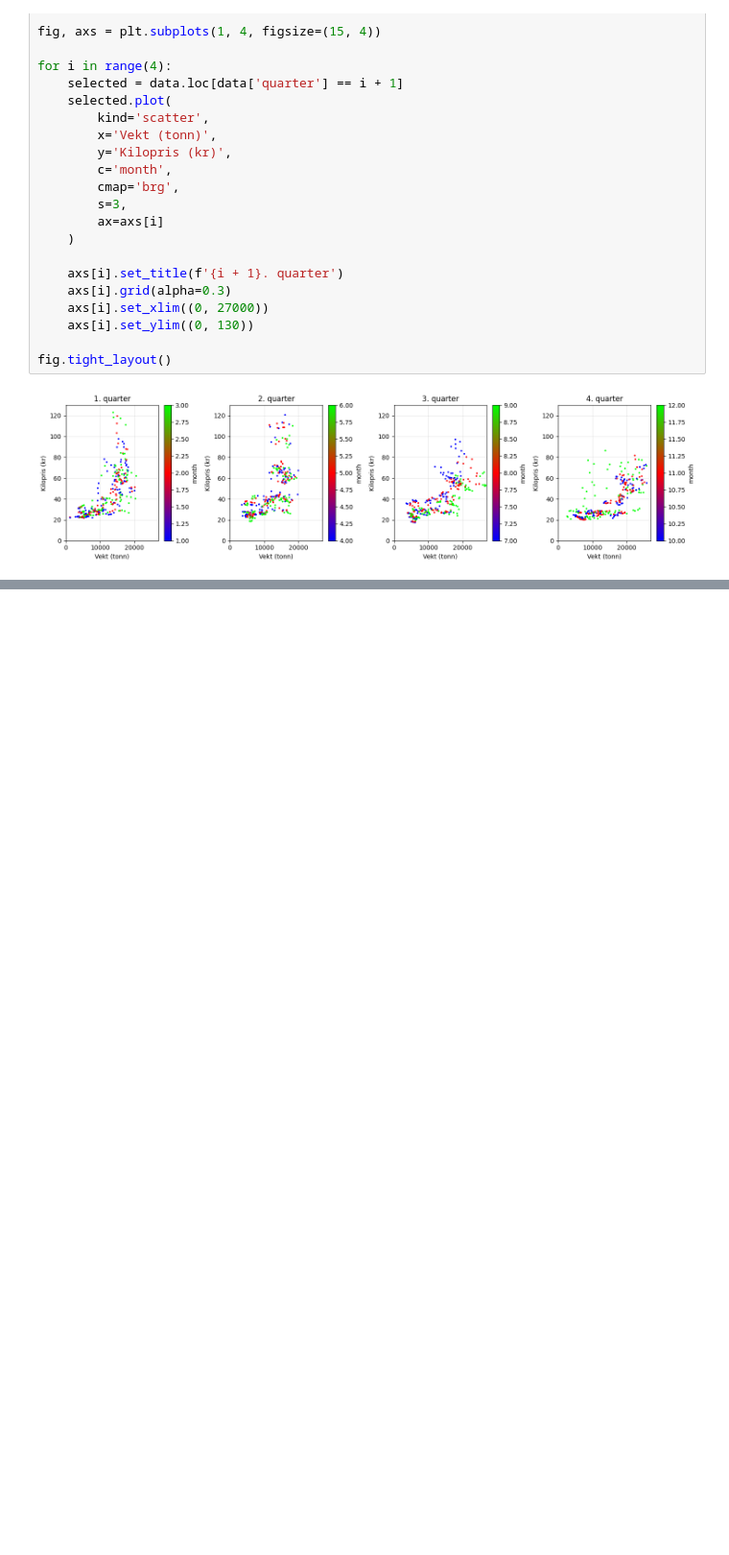
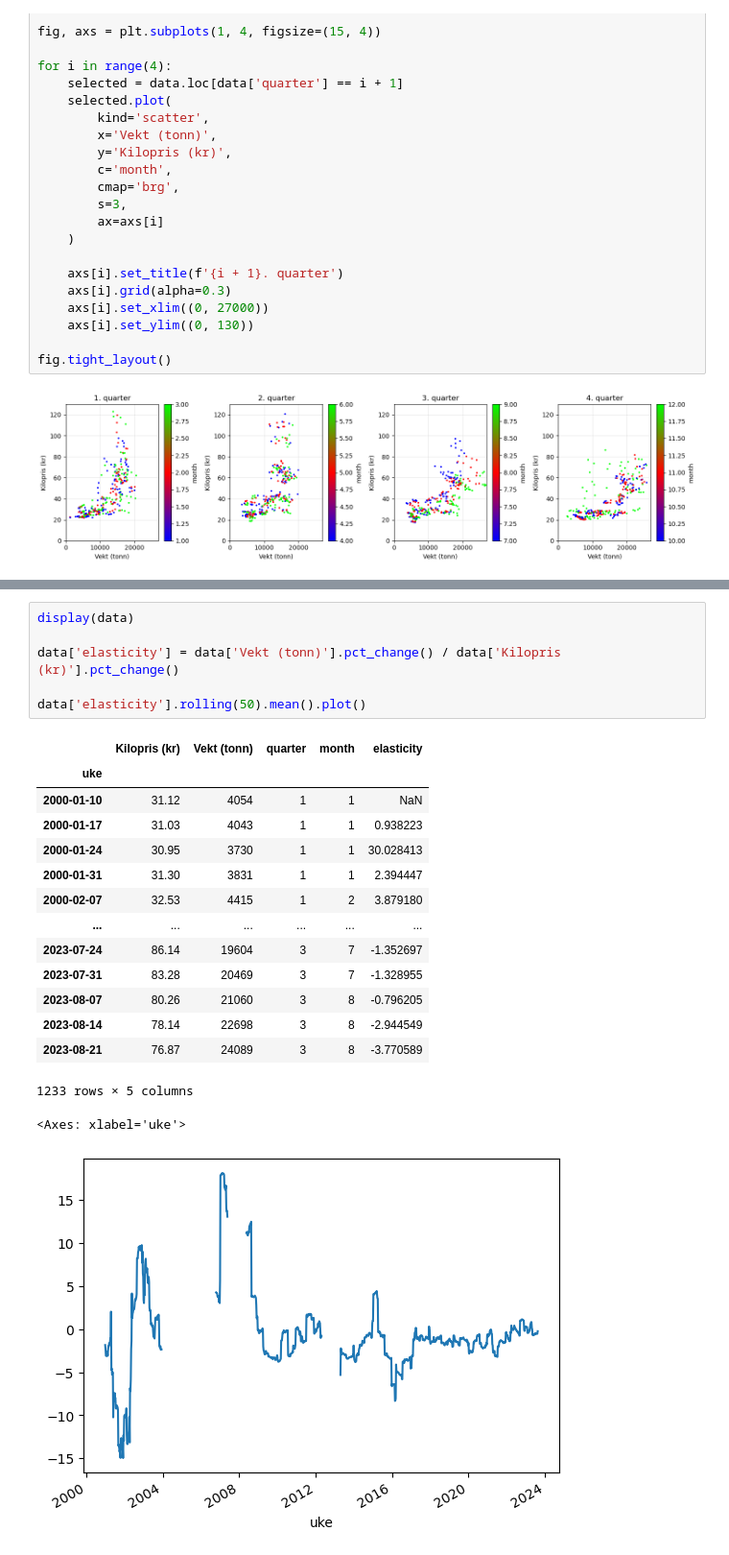
Before and after one commit to jonedamas/data_science_projects, a Jupyter notebook: projects/salmon_price_prediction/supply_demand_salmon.ipynb, the cells around one changed output, grey strips where cells are left out. Shown at 96% size. Saved outputs shown, nothing was run; the diff lists cells and outputs as text; blank space fills up the shorter version.

```diff
--- a/projects/salmon_price_prediction/supply_demand_salmon.ipynb
+++ b/projects/salmon_price_prediction/supply_demand_salmon.ipynb
@@ -98,0 +107,23 @@ ax.legend(ncol=3, frameon=False);
+# %%
+display(data)
+
+data['elasticity'] = data['Vekt (tonn)'].pct_change() / data['Kilopris (kr)'].pct_change()
+
+data['elasticity'].rolling(50).mean().plot()
+# %% [output]
+|  | Kilopris (kr) | Vekt (tonn) | quarter | month | elasticity |
+| uke |  |  |  |  |  |
+| 2000-01-10 | 31.12 | 4054 | 1 | 1 | NaN |
+| 2000-01-17 | 31.03 | 4043 | 1 | 1 | 0.938223 |
+| 2000-01-24 | 30.95 | 3730 | 1 | 1 | 30.028413 |
+| 2000-01-31 | 31.30 | 3831 | 1 | 1 | 2.394447 |
+| 2000-02-07 | 32.53 | 4415 | 1 | 2 | 3.879180 |
+| ... | ... | ... | ... | ... | ... |
+| 2023-07-24 | 86.14 | 19604 | 3 | 7 | -1.352697 |
+| 2023-07-31 | 83.28 | 20469 | 3 | 7 | -1.328955 |
+| 2023-08-07 | 80.26 | 21060 | 3 | 8 | -0.796205 |
+| 2023-08-14 | 78.14 | 22698 | 3 | 8 | -2.944549 |
+| 2023-08-21 | 76.87 | 24089 | 3 | 8 | -3.770589 |
+1233 rows × 5 columns
+<Axes: xlabel='uke'>
+[figure, added]
```
Also changed, not shown: parts of 2 cells of this notebook, 3 other files.
